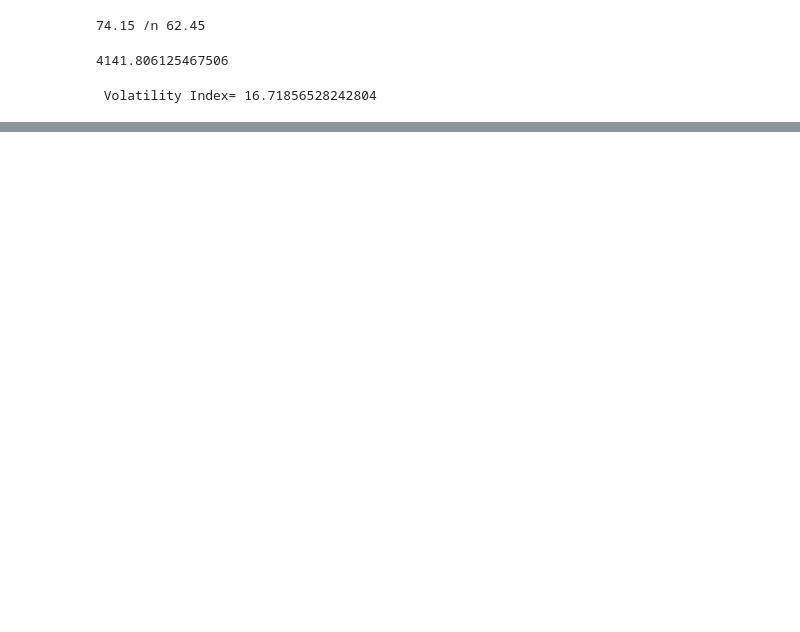
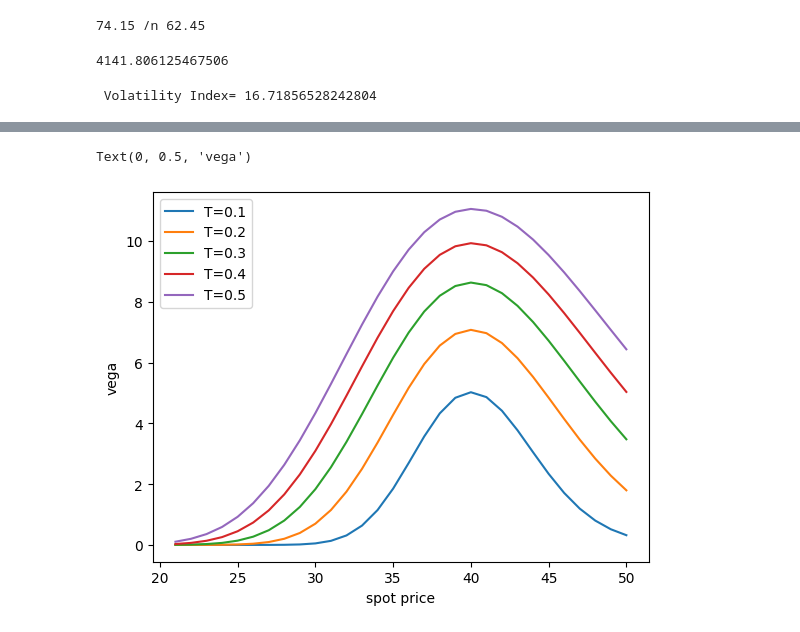
Before and after one commit to yggdrasilyuan/UIUC_code, a Jupyter notebook: pycode/numerical_homework/homework3.ipynb, the cells around one changed output, grey strips where cells are left out. Drawn from its saved outputs; the diff is of its cells as text; code cells hidden in the pictures; blank space fills up the shorter version.

```diff
--- a/pycode/numerical_homework/homework3.ipynb
+++ b/pycode/numerical_homework/homework3.ipynb
@@ -71,0 +130,37 @@ print(" Volatility Index=",answer)
+# %%
+vega1 = np.zeros(30)
+vega2 = np.zeros(30)
+vega3 = np.zeros(30)
+vega4 = np.zeros(30)
+vega5 = np.zeros(30)
+
+for i in range(30):
+  now_p[i] = 21 + i
+
+for i in range(30):
+  vega1[i] = bs_vega(now_p[i], K0, T[0], r0, sigma0)
+
+for i in range(30):
+  vega2[i] = bs_vega(now_p[i], K0, T[1], r0, sigma0)
+
+for i in range(30):
+  vega3[i] = bs_vega(now_p[i], K0, T[2], r0, sigma0)
+
+for i in range(30):
+  vega4[i] = bs_vega(now_p[i], K0, T[3], r0, sigma0)
+
+for i in range(30):
+  vega5[i] = bs_vega(now_p[i], K0, T[4], r0, sigma0)
+
+plt.plot(now_p,vega1,label = 'T=0.1')
+plt.plot(now_p,vega2,label = 'T=0.2')
+plt.plot(now_p,vega3,label = 'T=0.3')
+plt.plot(now_p,vega4,label = 'T=0.4')
+plt.plot(now_p,vega5,label = 'T=0.5')
+plt.legend()
+plt.xlabel('spot price')
+plt.ylabel('vega')
+plt.show()
+# %% [output]
+Text(0, 0.5, 'vega')
+[figure, added]
```
Also changed, not shown: parts of 4 cells of this notebook, 1 other file.
